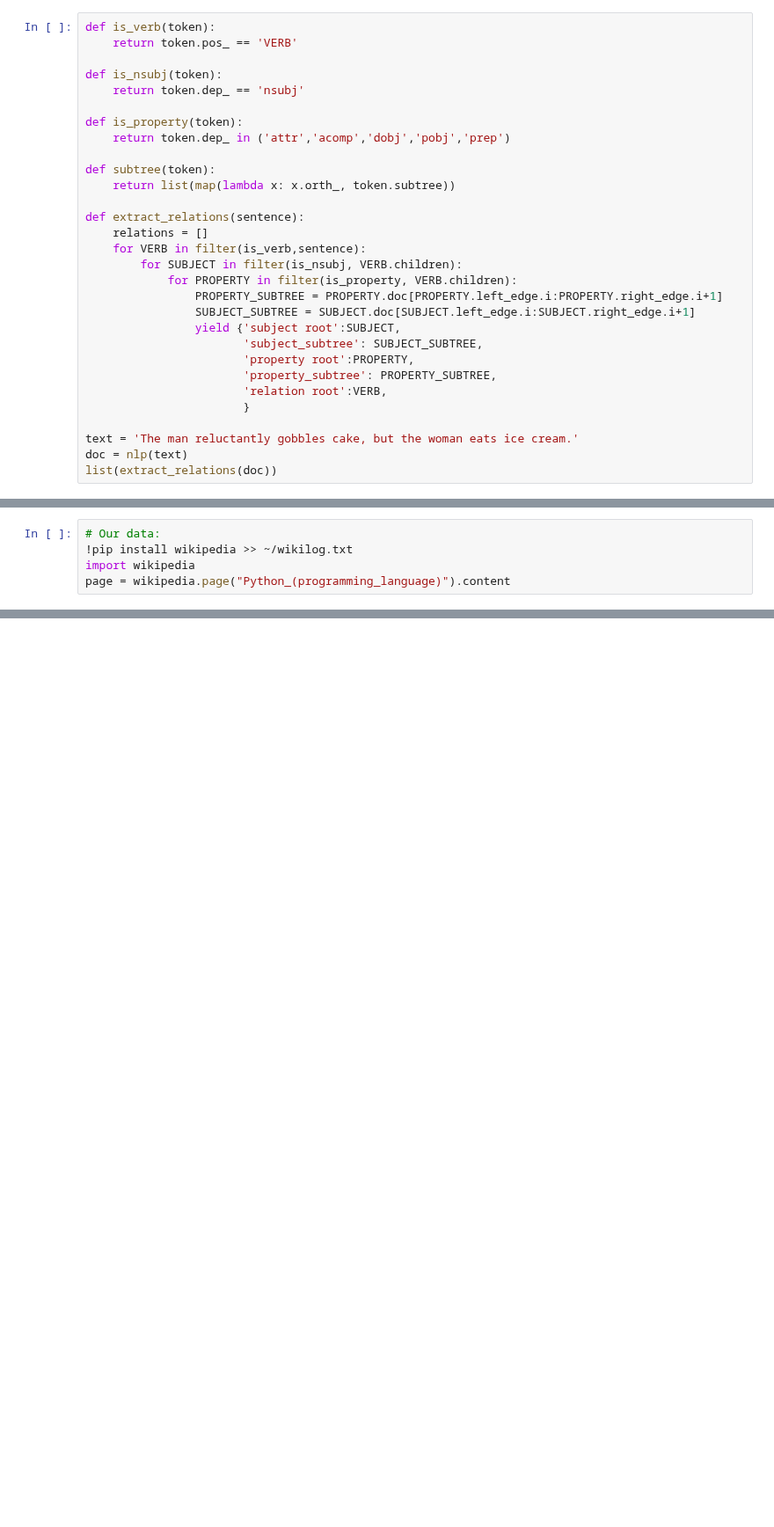
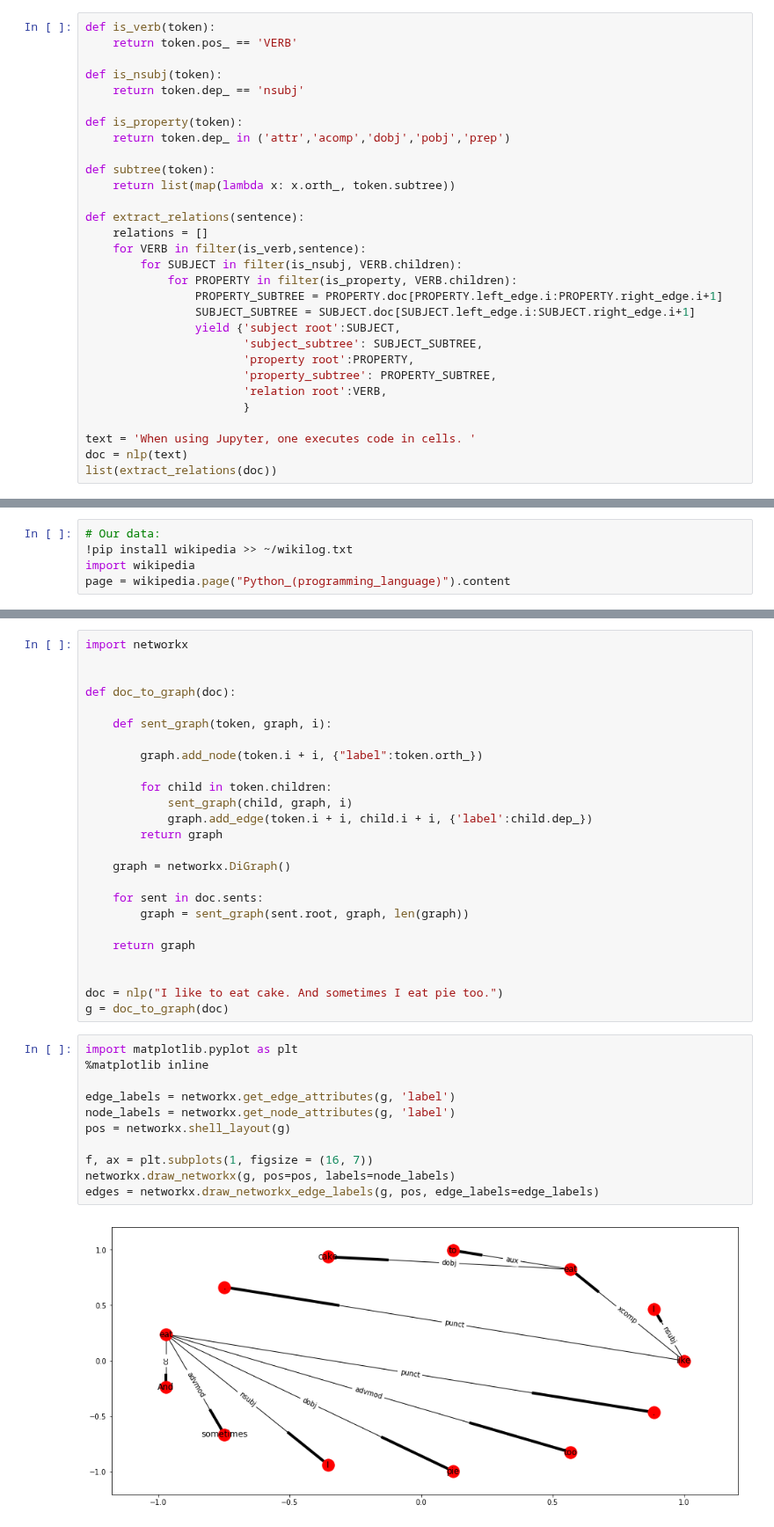
Before and after one commit to jupytercon2017user/jupytercon-2017, a Jupyter notebook: tutorial/5-Dependency-Parsing.ipynb, the cells around one changed output, grey strips where cells are left out. Shown at 88% size. Saved outputs shown, nothing was run; the diff lists cells and outputs as text; blank space fills up the shorter version.

```diff
--- a/tutorial/5-Dependency-Parsing.ipynb
+++ b/tutorial/5-Dependency-Parsing.ipynb
@@ -166,7 +143,7 @@ def extract_relations(sentence):
                        'relation root':VERB,
                        }
 
-text = 'The man reluctantly gobbles cake, but the woman eats ice cream.'
+text = 'When using Jupyter, one executes code in cells. '
 doc = nlp(text)
 list(extract_relations(doc))
 # %% [output]
@@ -257,0 +313,38 @@ def get_all_properties_of_python(text):
+# %%
+import networkx
+
+
+def doc_to_graph(doc):
+
+    def sent_graph(token, graph, i):
+
+        graph.add_node(token.i + i, {"label":token.orth_})
+
+        for child in token.children:
+            sent_graph(child, graph, i)
+            graph.add_edge(token.i + i, child.i + i, {'label':child.dep_})
+        return graph
+
+    graph = networkx.DiGraph()
+
+    for sent in doc.sents:
+        graph = sent_graph(sent.root, graph, len(graph))
+
+    return graph
+
+
+doc = nlp("I like to eat cake. And sometimes I eat pie too.")
+g = doc_to_graph(doc)
+# %%
+import matplotlib.pyplot as plt
+%matplotlib inline
+
+edge_labels = networkx.get_edge_attributes(g, 'label')
+node_labels = networkx.get_node_attributes(g, 'label')
+pos = networkx.shell_layout(g)
+
+f, ax = plt.subplots(1, figsize = (16, 7))
+networkx.draw_networkx(g, pos=pos, labels=node_labels)
+edges = networkx.draw_networkx_edge_labels(g, pos, edge_labels=edge_labels)
+# %% [output]
+[figure, added]
```
Also changed, not shown: parts of 15 cells of this notebook, 7 other files.
